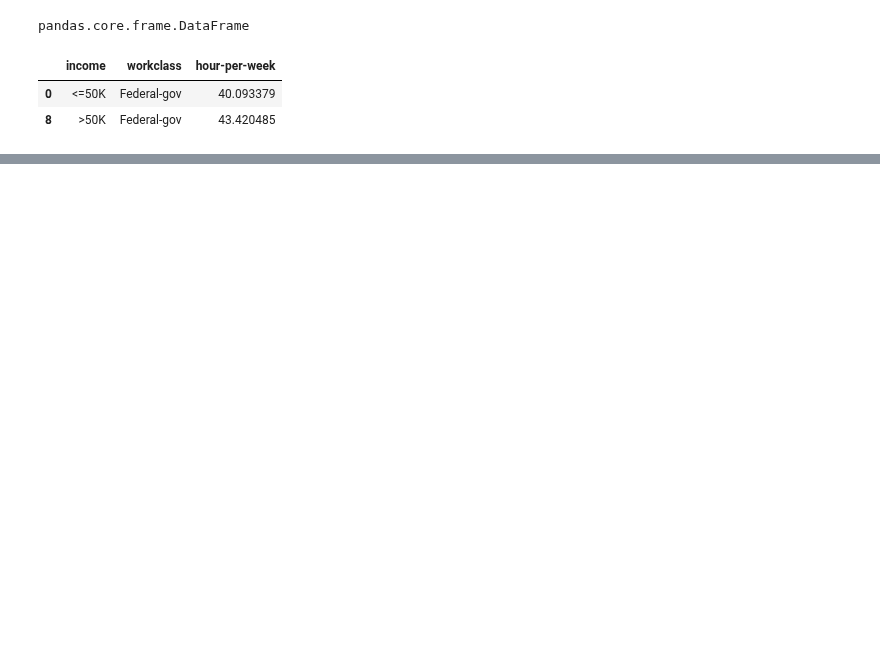
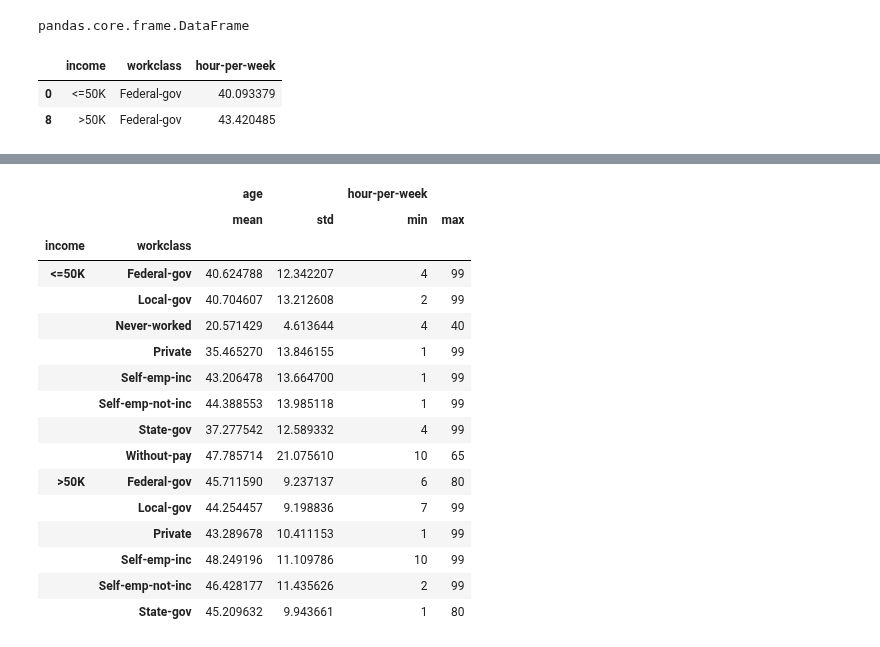
Before and after one commit to Joao-Inacio/Pandas-Descomplicado-Um-Guia-Pratico-para-Iniciantes, a Jupyter notebook: 0.2_Dataframe/dataframe.ipynb, the cells around one changed output, grey strips where cells are left out. Drawn from its saved outputs; the diff is of its cells as text; code cells hidden in the pictures; blank space fills up the shorter version.

```diff
--- a/0.2_Dataframe/dataframe.ipynb
+++ b/0.2_Dataframe/dataframe.ipynb
@@ -1312,0 +1317,25 @@ group.query("workclass == ' Federal-gov'")
+# %%
+df.groupby([
+    'income', 'workclass'
+], observed=False).agg({
+    "age": ["mean", "std"],
+    "hour-per-week": ["min", "max"]
+    })
+# %% [output]
+|  |  | age |  | hour-per-week |  |
+|  |  | mean | std | min | max |
+| income | workclass |  |  |  |  |
+| <=50K | Federal-gov | 40.624788 | 12.342207 | 4 | 99 |
+|  | Local-gov | 40.704607 | 13.212608 | 2 | 99 |
+|  | Never-worked | 20.571429 | 4.613644 | 4 | 40 |
+|  | Private | 35.465270 | 13.846155 | 1 | 99 |
+|  | Self-emp-inc | 43.206478 | 13.664700 | 1 | 99 |
+|  | Self-emp-not-inc | 44.388553 | 13.985118 | 1 | 99 |
+|  | State-gov | 37.277542 | 12.589332 | 4 | 99 |
+|  | Without-pay | 47.785714 | 21.075610 | 10 | 65 |
+| >50K | Federal-gov | 45.711590 | 9.237137 | 6 | 80 |
+|  | Local-gov | 44.254457 | 9.198836 | 7 | 99 |
+|  | Private | 43.289678 | 10.411153 | 1 | 99 |
+|  | Self-emp-inc | 48.249196 | 11.109786 | 10 | 99 |
+|  | Self-emp-not-inc | 46.428177 | 11.435626 | 2 | 99 |
+|  | State-gov | 45.209632 | 9.943661 | 1 | 80 |
```
Also changed, not shown: parts of 10 cells of this notebook.
